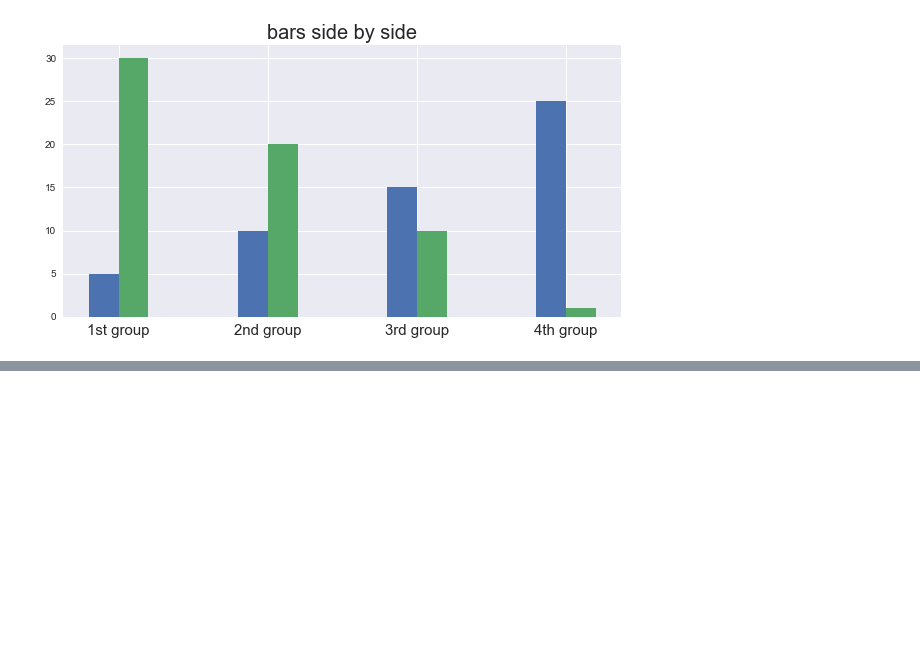
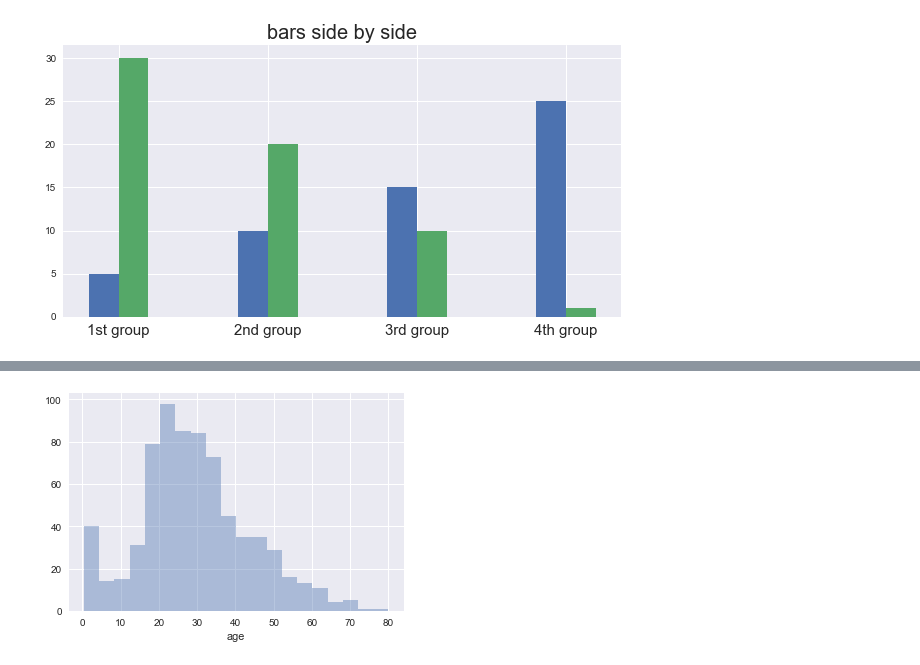
Before and after one commit to babinyurii/cheet_sheets, a Jupyter notebook: matplotlib_cheet_sheet.ipynb, the cells around one changed output, grey strips where cells are left out. Drawn from its saved outputs; the diff is of its cells as text; code cells hidden in the pictures; blank space fills up the shorter version.

```diff
--- a/matplotlib_cheet_sheet.ipynb
+++ b/matplotlib_cheet_sheet.ipynb
@@ -501,0 +516,5 @@ plt.show()
+# %%
+sns.distplot(titanic['age'].dropna(), kde=False)
+plt.show()
+# %% [output]
+[figure, added]
```
Also changed, not shown: parts of 20 cells of this notebook, 1 other file.
